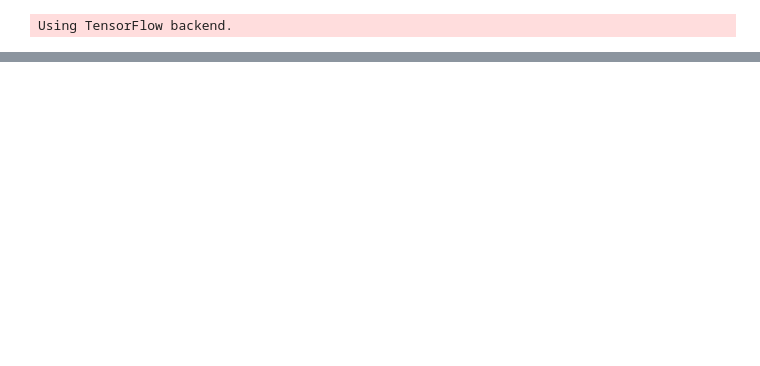
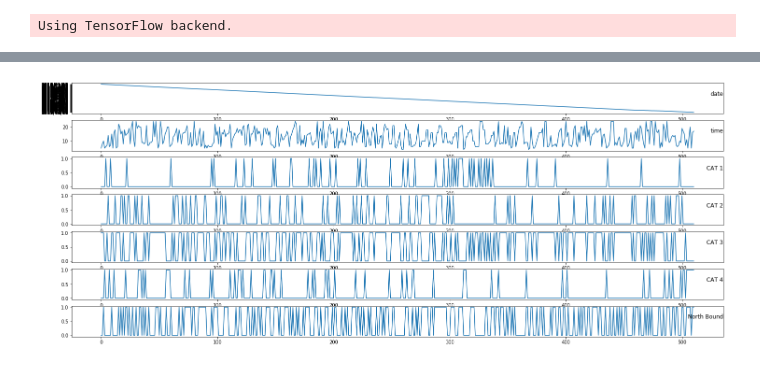
Before and after one commit to ryanliwag/ryanliwag.github.io, a Jupyter notebook: notebooks/MLP_model.ipynb, the cells around one changed output, grey strips where cells are left out. Drawn from its saved outputs; the diff is of its cells as text; code cells hidden in the pictures; blank space fills up the shorter version.

```diff
--- a/notebooks/MLP_model.ipynb
+++ b/notebooks/MLP_model.ipynb
@@ -23,3 +95,19 @@ Using TensorFlow backend.
+# %%
+datadata = mrt_status[["date", "time", "CAT 1", "CAT 2", "CAT 3", "CAT 4", "North Bound"]]
+values = datadata.values
+
+groups = [0,1,2,3,4,5,6]
+i = 1
+
+plt.figure(figsize=(25,10))
+for group in groups:
+	plt.subplot(len(groups), 1, i)
+	plt.plot(values[:, group])
+	plt.title(datadata.columns[group], y=0.5, loc='right')
+	i += 1
+plt.show()
+# %% [output]
+[figure, added]
 # %%
 dataset = read_csv("dataset.csv")
 dataset_ = dataset[["time", "na_entry"]]
```
Also changed, not shown: parts of 13 cells of this notebook, 2 other files.
